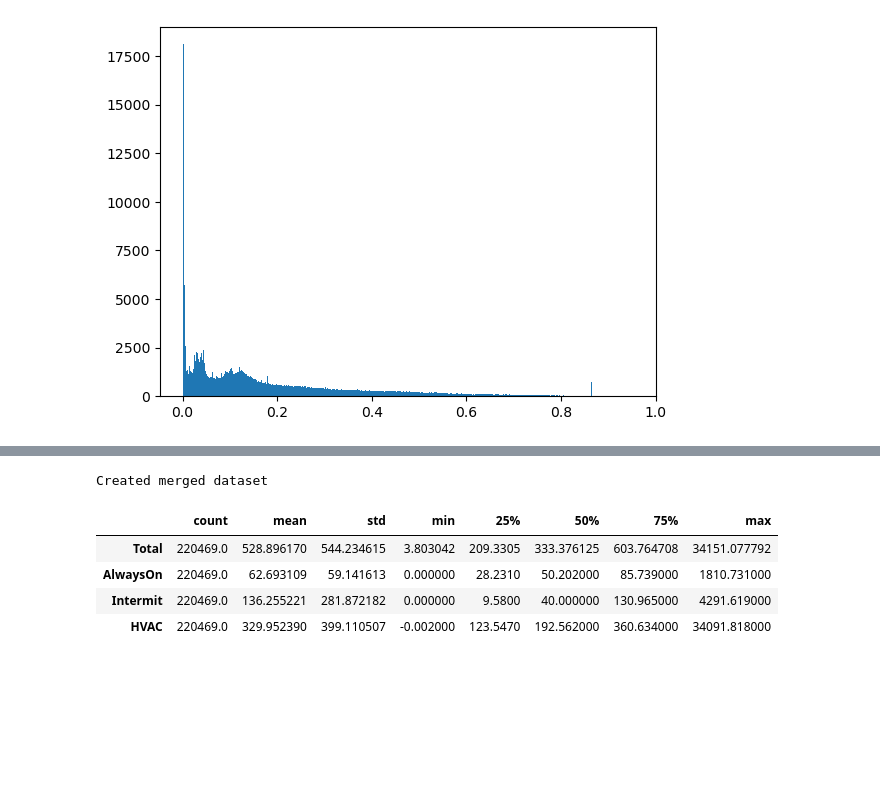
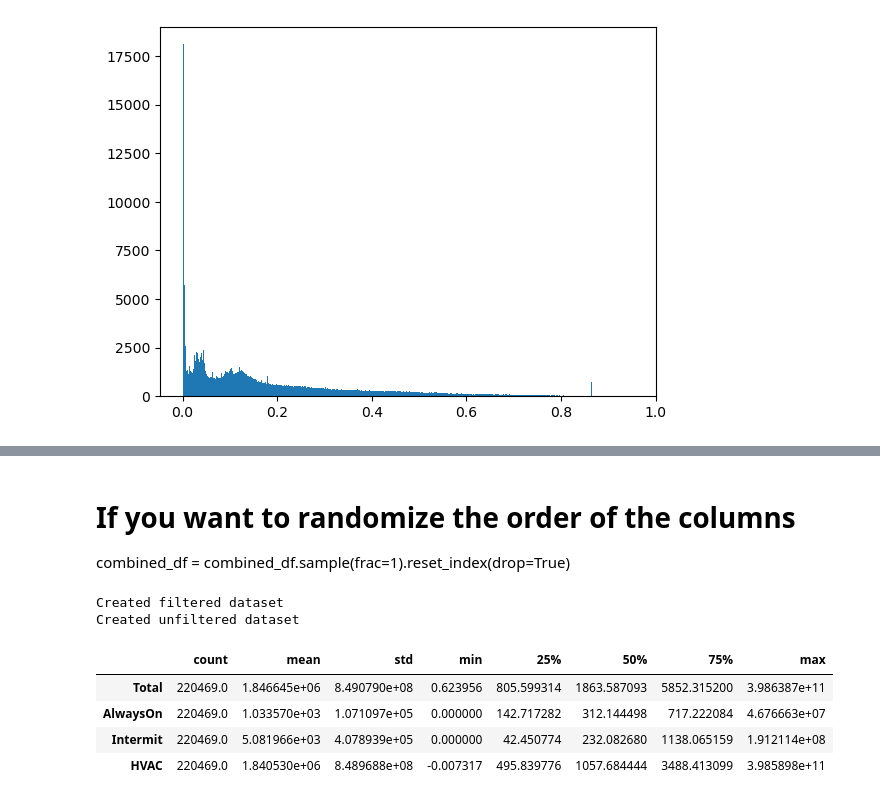
Before and after one commit to strangeman99/NILM_Dataset_Creator, a Jupyter notebook: NormalizeCombine.ipynb, the cells around one changed output, grey strips where cells are left out. Saved outputs shown, nothing was run; the diff lists cells and outputs as text; code cells hidden in the pictures; blank space fills up the shorter version.

Commit message:
Added filtered and unfiltered datasets

```diff
--- a/NormalizeCombine.ipynb
+++ b/NormalizeCombine.ipynb
@@ -80,0 +49,28 @@ combined_df = combined_df.drop(columns=['WmoCode'])
+# %%
+# Encoding the weather code
+from sklearn.preprocessing import OneHotEncoder
+
+# Define bins
+bins = range(0, 101, 10)  # 0 -> 99
+
+# Labels
+labels = ['0-9', '10-19', '20-29', '30-39', '40-49', '50-59', '60-69', '70-79', '80-89', '90-99']
+
+# Sort the WmoCode
+combined_df['binned'] = pd.cut(combined_df['WmoCode'], bins=bins, labels=labels, right=False)
+
+# Encoder stuff
+encoder = OneHotEncoder(categories=[labels], handle_unknown='ignore', sparse=False)  # Using sparse=False to get a dense matrix
+encoder.fit(combined_df[['binned']])
+encoded_wmocode = encoder.transform(combined_df[['binned']])
+encoded_df = pd.DataFrame(encoded_wmocode, columns=[f'Wmo_{label}' for label in encoder.categories_[0]])
+
+# Inserting the bins back
+wmo_index = combined_df.columns.get_loc('WmoCode')
+combined_df.drop(['WmoCode', 'binned'], axis=1, inplace=True)
+
+# Insert the new columns at the position of the original 'WmoCode'
+for i, column in enumerate(encoded_df.columns):
+    combined_df.insert(wmo_index + i, column, encoded_df[column])
+
+combined_df
@@ -217,8 +249,0 @@ combined_df
-# %%
-from sklearn.preprocessing import StandardScaler
-
-# For the temperature values
-temp_scaler = StandardScaler()
-combined_df[['RealTemp', 'ApparTemp']] = temp_scaler.fit_transform(combined_df[['RealTemp', 'ApparTemp']])
-
-combined_df
@@ -239,3 +250,7 @@ combined_df
+# %%
+# Make conditional series and get the filtered df
+condition = combined_df['Total'] != 0
+filtered_df = combined_df[condition].copy()
 # %%
 # Plotting the  variation
 plt.figure(3)
@@ -282,7 +297,8 @@ plt.show()
 # %%
 for column in ['AlwaysOn', 'Intermit', 'HVAC']:
     # Getting the percent values
-    combined_df[column] = combined_df[column] / combined_df['Total']
+    filtered_df[column] = filtered_df[column] / filtered_df['Total']
+    combined_df.loc[filtered_df.index, column] = filtered_df[column]
 # %%
 # Perform log scaling, check new distribution
 from scipy import stats
@@ -352,0 +350,3 @@ combined_df
+# %% [markdown]
+# If you want to randomize the order of the columns
+combined_df = combined_df.sample(frac=1).reset_index(drop=True)
@@ -353,8 +362,15 @@ combined_df
 # %%
-combined_df.to_csv(output_path, index=False)
-print('Created merged dataset')
+filtered_path = r'C:\Users\nicho\OneDrive - The University of Western Ontario\Ecolux\Databases\REFIT\Combined Normalized\allHousesFiltered.csv'
+combined_path = r'C:\Users\nicho\OneDrive - The University of Western Ontario\Ecolux\Databases\REFIT\Combined Normalized\allHousesUnfiltered.csv'
+
+filtered_df.to_csv(filtered_path, index=False)
+print('Created filtered dataset')
+
+combined_df.to_csv(combined_path, index=False)
+print('Created unfiltered dataset')
 # %% [output]
-Created merged dataset
+Created filtered dataset
+Created unfiltered dataset
 # %%
 # Define the inverse Yeo-Johnson function
 def inverse_yeo_johnson(y, lambda_):
@@ -366,18 +382,18 @@ def inverse_yeo_johnson(y, lambda_):
         else:
             return -((1 - y * (2 - lambda_)) ** (1 / (2 - lambda_)) - 1)
 # %%
-usage_df = combined_df[['Total', 'AlwaysOn', 'Intermit', 'HVAC']].copy()
+usage_df = filtered_df[['Total', 'AlwaysOn', 'Intermit', 'HVAC']].copy()
 
 lambda_value = -0.12705415507030415
 usage_df['Total'] = usage_df['Total'].apply(lambda row: inverse_yeo_johnson(row, lambda_value))
 
 for col in ['AlwaysOn', 'Intermit', 'HVAC']:
     usage_df[col] = usage_df[col] * usage_df['Total']
 
 usage_df.describe().transpose()
 # %% [output]
 |  | count | mean | std | min | 25% | 50% | 75% | max |
-| Total | 220469.0 | 528.896170 | 544.234615 | 3.803042 | 209.3305 | 333.376125 | 603.764708 | 34151.077792 |
-| AlwaysOn | 220469.0 | 62.693109 | 59.141613 | 0.000000 | 28.2310 | 50.202000 | 85.739000 | 1810.731000 |
-| Intermit | 220469.0 | 136.255221 | 281.872182 | 0.000000 | 9.5800 | 40.000000 | 130.965000 | 4291.619000 |
-| HVAC | 220469.0 | 329.952390 | 399.110507 | -0.002000 | 123.5470 | 192.562000 | 360.634000 | 34091.818000 |
+| Total | 220469.0 | 1.846645e+06 | 8.490790e+08 | 0.623956 | 805.599314 | 1863.587093 | 5852.315200 | 3.986387e+11 |
+| AlwaysOn | 220469.0 | 1.033570e+03 | 1.071097e+05 | 0.000000 | 142.717282 | 312.144498 | 717.222084 | 4.676663e+07 |
+| Intermit | 220469.0 | 5.081966e+03 | 4.078939e+05 | 0.000000 | 42.450774 | 232.082680 | 1138.065159 | 1.912114e+08 |
+| HVAC | 220469.0 | 1.840530e+06 | 8.489688e+08 | -0.007317 | 495.839776 | 1057.684444 | 3488.413099 | 3.985898e+11 |
```
Also changed, not shown: parts of 25 cells of this notebook, 1 other file.
